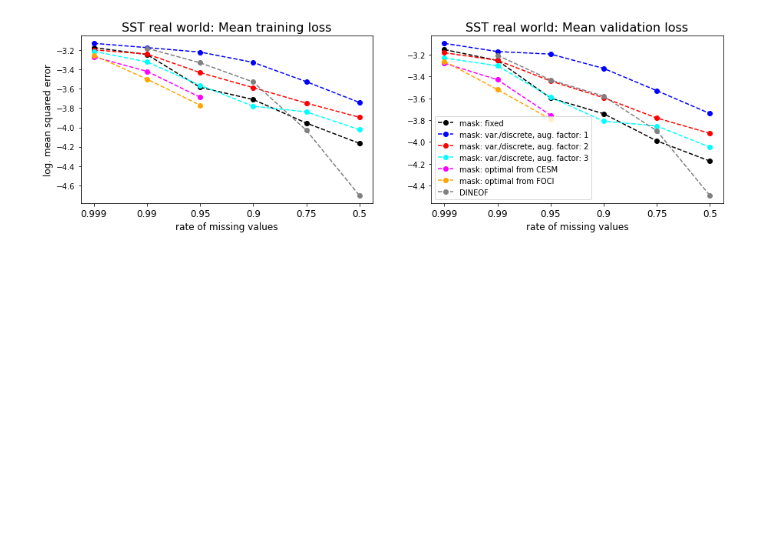
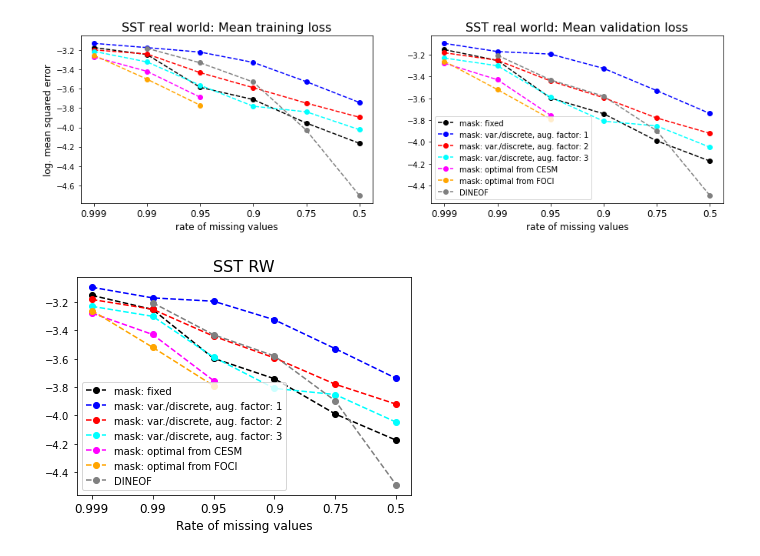
Before and after one commit to MarcoLandtHayen/reconstruct_missing_data, a Jupyter notebook: notebooks/01f_unet_5conv_sst_realworld_compare_loss.ipynb, the cells around one changed output. Saved outputs shown, nothing was run; the diff lists cells and outputs as text; code cells hidden in the pictures; blank space fills up the shorter version.

```diff
--- a/notebooks/01f_unet_5conv_sst_realworld_compare_loss.ipynb
+++ b/notebooks/01f_unet_5conv_sst_realworld_compare_loss.ipynb
@@ -1233,3 +1234,75 @@ axes[1].legend()
 plt.show()
 # %% [output]
 [figure]
+# %%
+# Optimal masks derived with GMM, grid points with max. rel. loss reduction as representatives.
+# Medium learning rate (0.00005)
+# Optimal models trained over 30 epochs, masks sliced with [5:-4,:-4] in lat / lon
+# Loss only for valid grid points for DINEOF
+
+# Set colors for individual experiments:
+colors = ['grey', 'black', 'blue', 'red', 'cyan', 'magenta', 'orange']
+linestyles = ['--', '--', '--', '--', '--', '--', '--']
+
+# Plot final train and validation loss over sparsity for all experiments:
+fig, axes = plt.subplots(1,1,figsize=(6,4))
+
+# exp1:
+axes.plot(
+        np.log10(val_loss_min_mean_exp1)[:-1], color=colors[1],
+        label = 'mask: fixed',
+        marker = 'o', linestyle = linestyles[1],
+    )
+
+# exp2:
+axes.plot(
+        np.log10(val_loss_min_mean_exp2)[:-1], color=colors[2],
+        label = 'mask: var./discrete, aug. factor: 1',
+        marker = 'o', linestyle = linestyles[2],
+    )
+
+# exp3a:
+axes.plot(
+        np.log10(val_loss_min_mean_exp3a)[:-1], color=colors[3],
+        label = 'mask: var./discrete, aug. factor: 2',
+        marker = 'o', linestyle = linestyles[3],
+    )
+
+# exp3b:
+axes.plot(
+        np.log10(val_loss_min_mean_exp3b)[:-1], color=colors[4],
+        label = 'mask: var./discrete, aug. factor: 3',
+        marker = 'o', linestyle = linestyles[4],
+    )
+
+# exp4a:
+axes.plot(
+        np.log10(val_loss_min_mean_exp4a), color=colors[5],
+        label = 'mask: optimal from CESM',
+        marker = 'o', linestyle = linestyles[5],
+    )
+
+# exp4b:
+axes.plot(
+        np.log10(val_loss_min_mean_exp4b), color=colors[6],
+        label = 'mask: optimal from FOCI',
+        marker = 'o', linestyle = linestyles[6],
+    )
+
+# exp0:
+axes.plot(
+        np.arange(1,len(val_loss_mean_0)+1)[:-1],val_loss_mean_0[:-1], color=colors[0],
+        label = 'DINEOF',
+        marker = 'o', linestyle = linestyles[0],
+    )
+
+# #plt.ylim(0.6, 0.8)
+axes.set_xticks(np.arange(0, len(missing_values)-1, step=1), missing_values[:-1], fontsize=12)
+axes.set_title('SST RW', fontsize=16)
+axes.set_xlabel('Rate of missing values', fontsize=12)
+#axes.set_ylabel('Log. mean squared error', fontsize=12)
+#axes[0].legend()
+axes.legend()
+plt.show()
+# %% [output]
+[figure, added]
```
Also changed, not shown: parts of 2 cells of this notebook, 11 other files.
